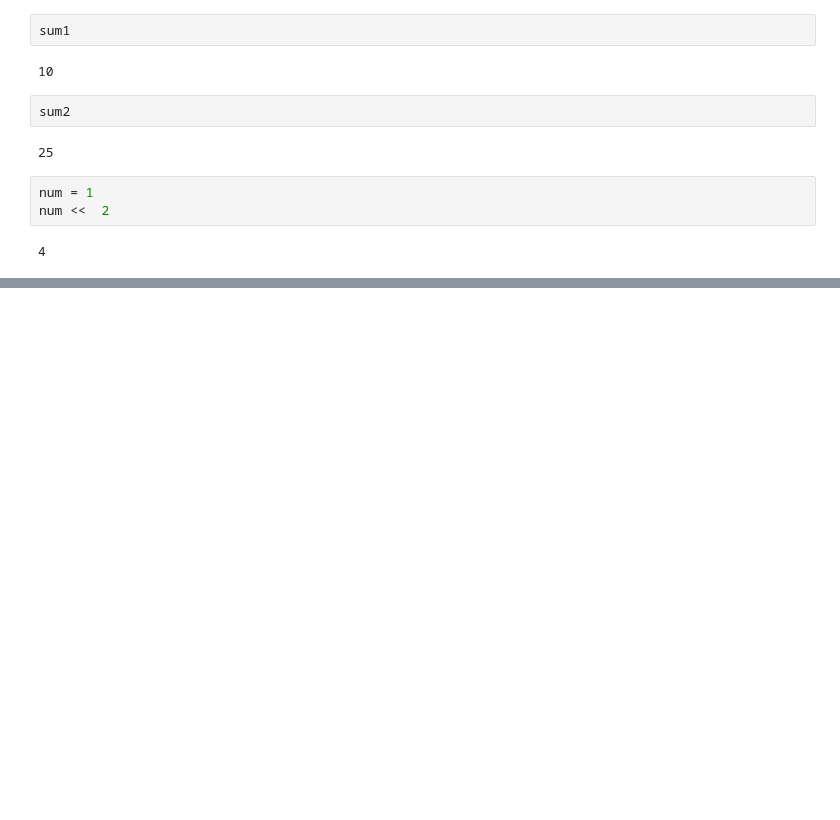
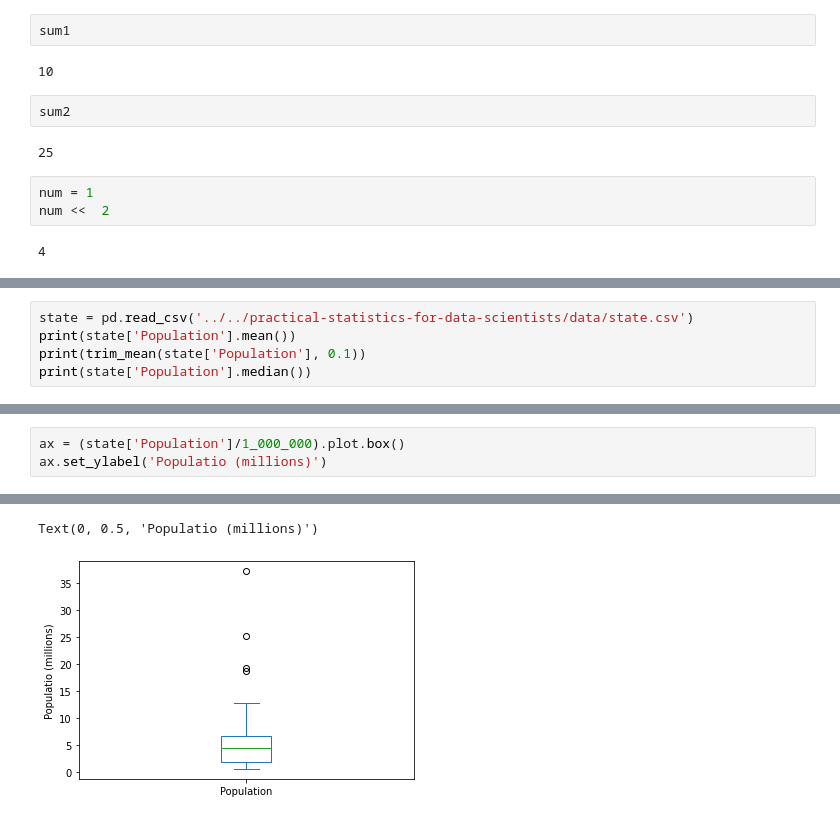
Before and after one commit to jihwanK/data_science, a Jupyter notebook: python/ex.ipynb, the cells around one changed output, grey strips where cells are left out. Drawn from its saved outputs; the diff is of its cells as text; blank space fills up the shorter version.

```diff
--- a/python/ex.ipynb
+++ b/python/ex.ipynb
@@ -57,0 +62,5 @@ num <<  2
+# %%
+state = pd.read_csv('../../practical-statistics-for-data-scientists/data/state.csv')
+print(state['Population'].mean())
+print(trim_mean(state['Population'], 0.1))
+print(state['Population'].median())
@@ -57,0 +98,4 @@ num <<  2
+# %%
+ax = (state['Population']/1_000_000).plot.box()
+ax.set_ylabel('Populatio (millions)')
+# %% [output]
@@ -57,0 +103,2 @@ num <<  2
+Text(0, 0.5, 'Populatio (millions)')
+[figure, added]
```
Also changed, not shown: parts of 12 cells of this notebook.
